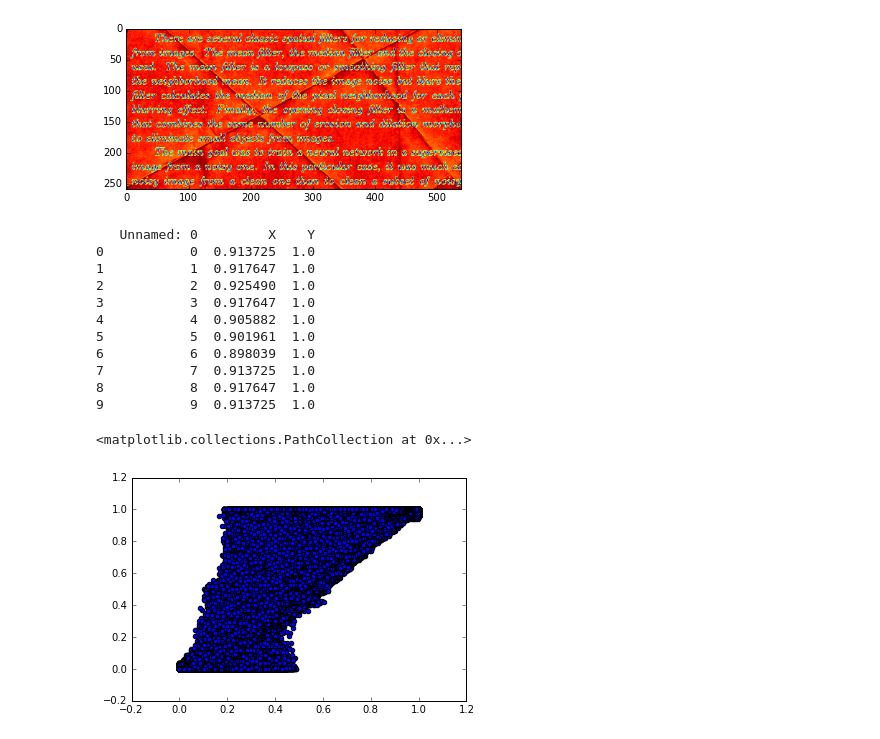
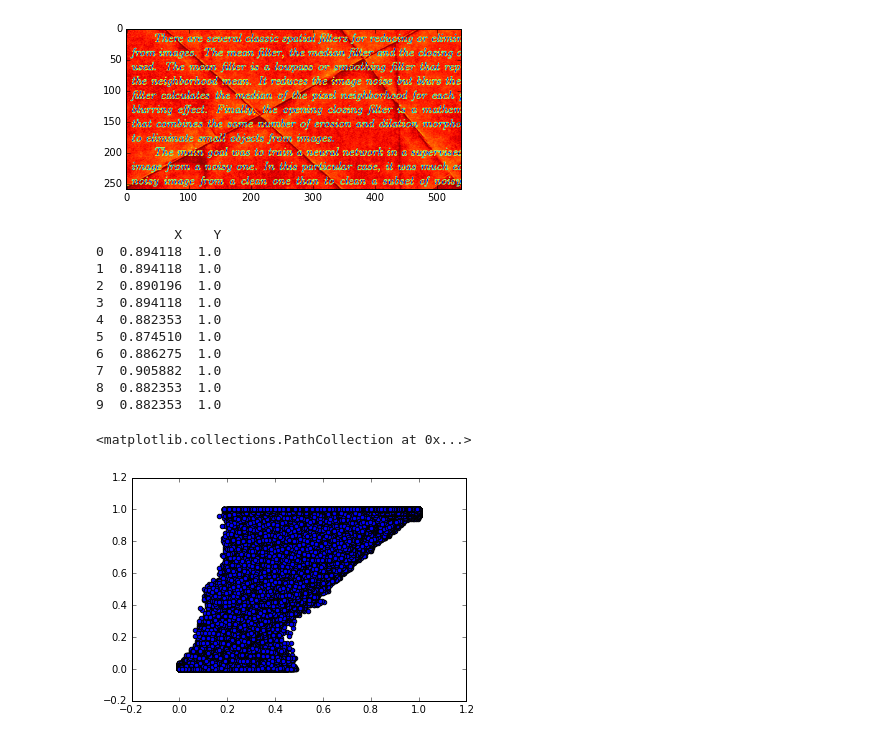
Before and after one commit to ajsrk/Python_ML_Training, a Jupyter notebook: Tutorials/Colin_Priest/Denoising_Dirty_Documents.ipynb, the cells around one changed output. Saved outputs shown, nothing was run; the diff lists cells and outputs as text; code cells hidden in the pictures.

```diff
--- a/Tutorials/Colin_Priest/Denoising_Dirty_Documents.ipynb
+++ b/Tutorials/Colin_Priest/Denoising_Dirty_Documents.ipynb
@@ -39,49 +39,51 @@ from PIL import Image
 #img = mpimg.imread("/home/Dhaneesh/Downloads/Denoising_Dirty_Documents/train/6.png")
 
 from os import listdir
 from os.path import isfile, join
 #files = [f for f in listdir(mypath) if isfile(join(mypath, f))]
-#dirtyFolder = "/home/Dhaneesh/Downloads/Denoising_Dirty_Documents/train"
-dirtyFolder = "G:/Denoising_Dirty_Documents/train"
-cleanFolder = "G:/Denoising_Dirty_Documents/train_cleaned"
-output_csv = "G:/Denoising_Dirty_Documents/output.csv"
+dirtyFolder = "/home/Dhaneesh/Downloads/Denoising_Dirty_Documents/train"
+#dirtyFolder = "G:/Denoising_Dirty_Documents/train"
+cleanFolder = "/home/Dhaneesh/Downloads/Denoising_Dirty_Documents/train_cleaned"
+#cleanFolder = "G:/Denoising_Dirty_Documents/train_cleaned"
+output_csv = "/home/Dhaneesh/Downloads/Denoising_Dirty_Documents/output.csv"
+#output_csv = "G:/Denoising_Dirty_Documents/output.csv"
 
 p = np.empty((0,1))
 q = np.empty((0,1))
 for index,f in enumerate(listdir(dirtyFolder)):
    if isfile:
      fileNames = np.array(join(dirtyFolder,f))
      inpImg = mpimg.imread(join(dirtyFolder,f))
      outImg = mpimg.imread(join(cleanFolder,f))
      # Alternatively PIL can also be used - np.array(Image.open("G:/Denoising_Dirty_Documents/train/6.png"))/255
      x = np.array(inpImg)
      x_vec = np.reshape(x,(x.size,1))
      y = np.array(outImg)
      y_vec = np.reshape(y,(y.size,1))
      #Create DataFrames
      dat = pd.DataFrame({'X':x_vec[:,0],'Y':y_vec[:,0]})
      if index == 0:
-        dat.to_csv(output_csv)
+        dat.to_csv(output_csv, index = False)
      else :
-        dat.to_csv(output_csv,header=None, mode="a")
+        dat.to_csv(output_csv,header=None, mode="a", index = False)
 
 #Read the training data from the csv as a dataframe
 train_data = pd.read_csv(output_csv)
 print(train_data.head(10))
 plt.scatter(train_data.X, train_data.Y)
 #train_data.plot(kind = 'scatter',x='X', y='Y')
 # %% [output]
-   Unnamed: 0         X    Y
-0           0  0.913725  1.0
-1           1  0.917647  1.0
-2           2  0.925490  1.0
-3           3  0.917647  1.0
-4           4  0.905882  1.0
-5           5  0.901961  1.0
-6           6  0.898039  1.0
-7           7  0.913725  1.0
-8           8  0.917647  1.0
-9           9  0.913725  1.0
+          X    Y
+0  0.894118  1.0
+1  0.894118  1.0
+2  0.890196  1.0
+3  0.894118  1.0
+4  0.882353  1.0
+5  0.874510  1.0
+6  0.886275  1.0
+7  0.905882  1.0
+8  0.882353  1.0
+9  0.882353  1.0
 <matplotlib.collections.PathCollection at 0x...>
-[figure, old version]
+[figure, new version]
 # %%
```
Also changed, not shown: parts of 1 cell of this notebook.
